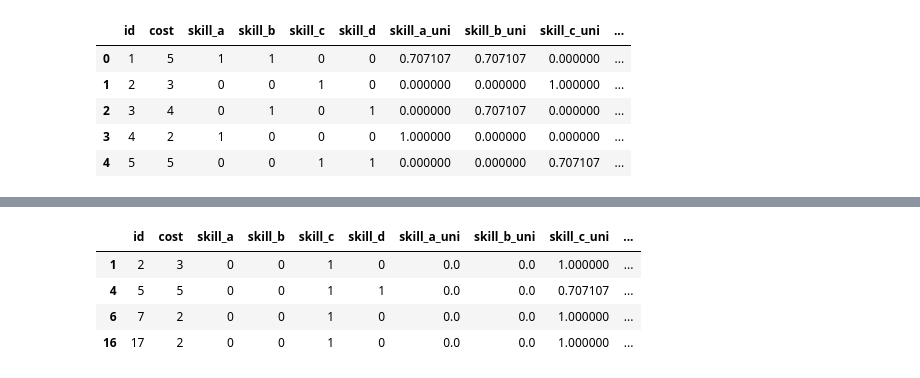
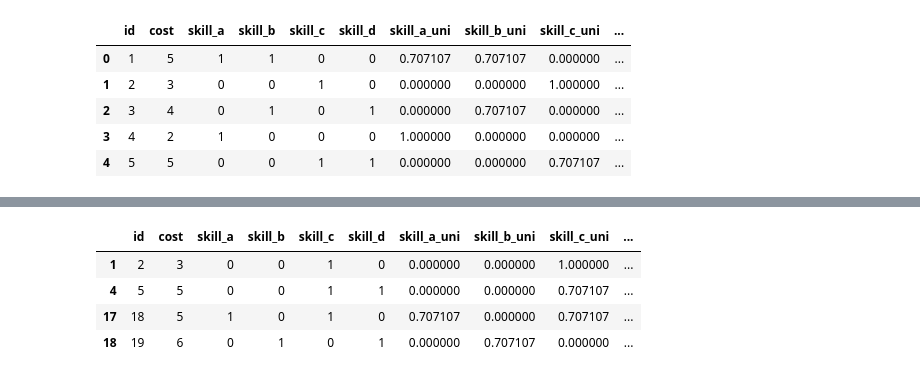
Before and after one commit to kasajei/MathmaticalOptimization, a Jupyter notebook: pupl/03_simple_hr_skill_distributed.ipynb, the cells around one changed output, grey strips where cells are left out. Cells and saved outputs as stored; diff of their text form; code cells hidden in the pictures.

```diff
--- a/pupl/03_simple_hr_skill_distributed.ipynb
+++ b/pupl/03_simple_hr_skill_distributed.ipynb
@@ -44,3 +44,6 @@ human.head()
 | 2 | 3 | 4 | 0 | 1 | 0 | 1 | 0.000000 | 0.707107 | 0.000000 | ... |
 | 3 | 4 | 2 | 1 | 0 | 0 | 0 | 1.000000 | 0.000000 | 0.000000 | ... |
 | 4 | 5 | 5 | 0 | 0 | 1 | 1 | 0.000000 | 0.000000 | 0.707107 | ... |
+# %%
+section = pd.concat( [section, section.apply( to_uni_vec, axis=1 )], axis=1 )
+section.head()
@@ -124,12 +159,12 @@ _C3: 0 v2_0 + 0 v2_14 + 0 v2_15 + 0 v2_17 + 0 v2_19 + 0 v2_3 + 0 v2_5 + 0 v2_9
 0 <= v5_8 <= 1 Integer
 0 <= v5_9 <= 1 Integer
 # %%
-human['section_1_v'] = human.section_1.apply(value)
-human['section_2_v'] = human.section_2.apply(value)
-human['section_3_v'] = human.section_3.apply(value)
-human['section_4_v'] = human.section_4.apply(value)
-human['section_5_v'] = human.section_5.apply(value)
-section["dist_v"] = section.dist_v.apply(value)
+human['section_1_value'] = human.section_1.apply(value)
+human['section_2_value'] = human.section_2.apply(value)
+human['section_3_value'] = human.section_3.apply(value)
+human['section_4_value'] = human.section_4.apply(value)
+human['section_5_value'] = human.section_5.apply(value)
+section["dist_value"] = section.dist_v.apply(value)
 # %%
 section
 # %% [output]
@@ -160,9 +206,9 @@ human[human.section_2_v==1]
 # %%
-human[human.section_3_v==1]
+human[human.section_3_value==1]
 # %% [output]
 |  | id | cost | skill_a | skill_b | skill_c | skill_d | skill_a_uni | skill_b_uni | skill_c_uni | ... |
-| 1 | 2 | 3 | 0 | 0 | 1 | 0 | 0.0 | 0.0 | 1.000000 | ... |
-| 4 | 5 | 5 | 0 | 0 | 1 | 1 | 0.0 | 0.0 | 0.707107 | ... |
-| 6 | 7 | 2 | 0 | 0 | 1 | 0 | 0.0 | 0.0 | 1.000000 | ... |
-| 16 | 17 | 2 | 0 | 0 | 1 | 0 | 0.0 | 0.0 | 1.000000 | ... |
+| 1 | 2 | 3 | 0 | 0 | 1 | 0 | 0.000000 | 0.000000 | 1.000000 | ... |
+| 4 | 5 | 5 | 0 | 0 | 1 | 1 | 0.000000 | 0.000000 | 0.707107 | ... |
+| 17 | 18 | 5 | 1 | 0 | 1 | 0 | 0.707107 | 0.000000 | 0.707107 | ... |
+| 18 | 19 | 6 | 0 | 1 | 0 | 1 | 0.000000 | 0.707107 | 0.000000 | ... |
 # %%
```
Also changed, not shown: parts of 15 cells of this notebook, 1 other file.
